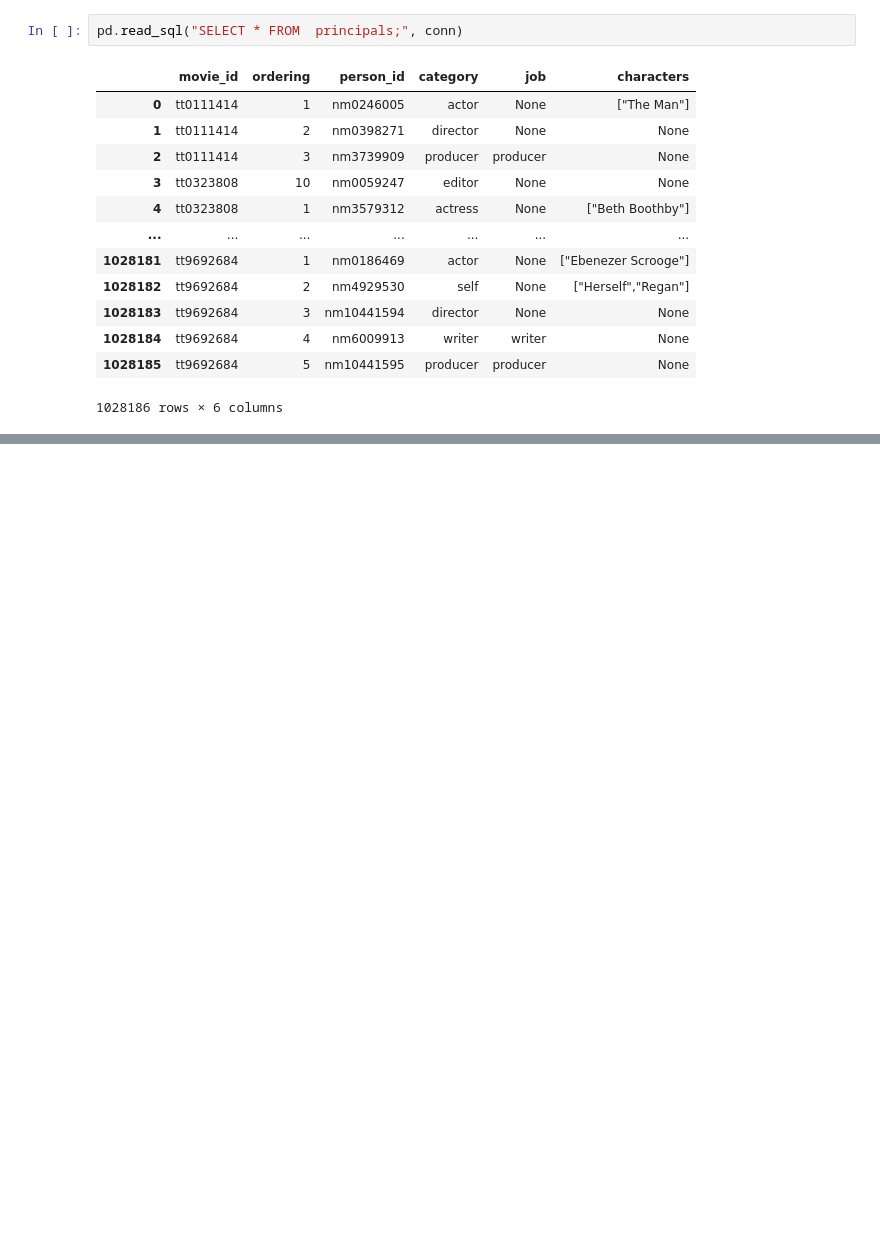
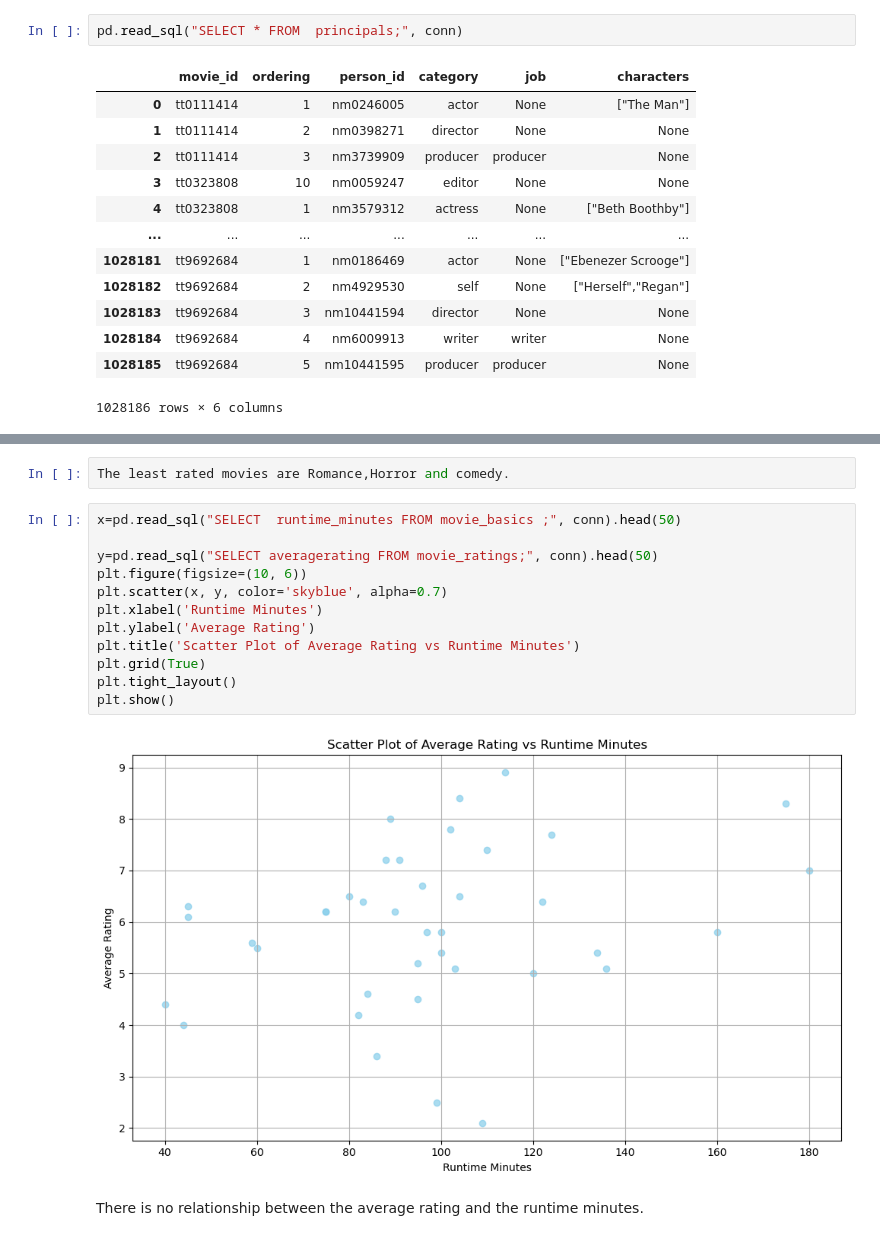
Before and after one commit to winnycodegurl/Ds-Phase1--Movies-Project, a Jupyter notebook: Movieprojectcode.ipynb, the cells around one changed output, grey strips where cells are left out. Saved outputs shown, nothing was run; the diff lists cells and outputs as text; blank space fills up the shorter version.

```diff
--- a/Movieprojectcode.ipynb
+++ b/Movieprojectcode.ipynb
@@ -667,0 +1278,18 @@ DatabaseError: Execution failed on sql ' SELECT *FROM writers WHERE movie_id =
+# %%
+The least rated movies are Romance,Horror and comedy.
+# %%
+x=pd.read_sql("SELECT  runtime_minutes FROM movie_basics ;", conn).head(50)
+
+y=pd.read_sql("SELECT averagerating FROM movie_ratings;", conn).head(50)
+plt.figure(figsize=(10, 6))
+plt.scatter(x, y, color='skyblue', alpha=0.7)
+plt.xlabel('Runtime Minutes')
+plt.ylabel('Average Rating')
+plt.title('Scatter Plot of Average Rating vs Runtime Minutes')
+plt.grid(True)
+plt.tight_layout()
+plt.show()
+# %% [output]
+[figure, added]
+# %% [markdown]
+There is no relationship between the average rating and the runtime minutes.
```
Also changed, not shown: parts of 62 cells of this notebook.
